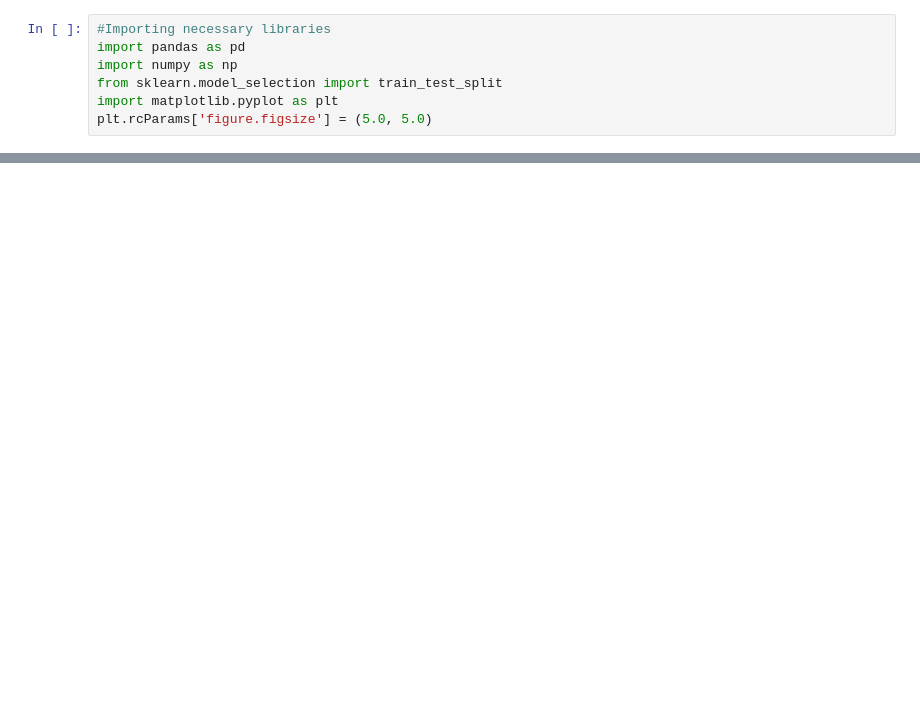
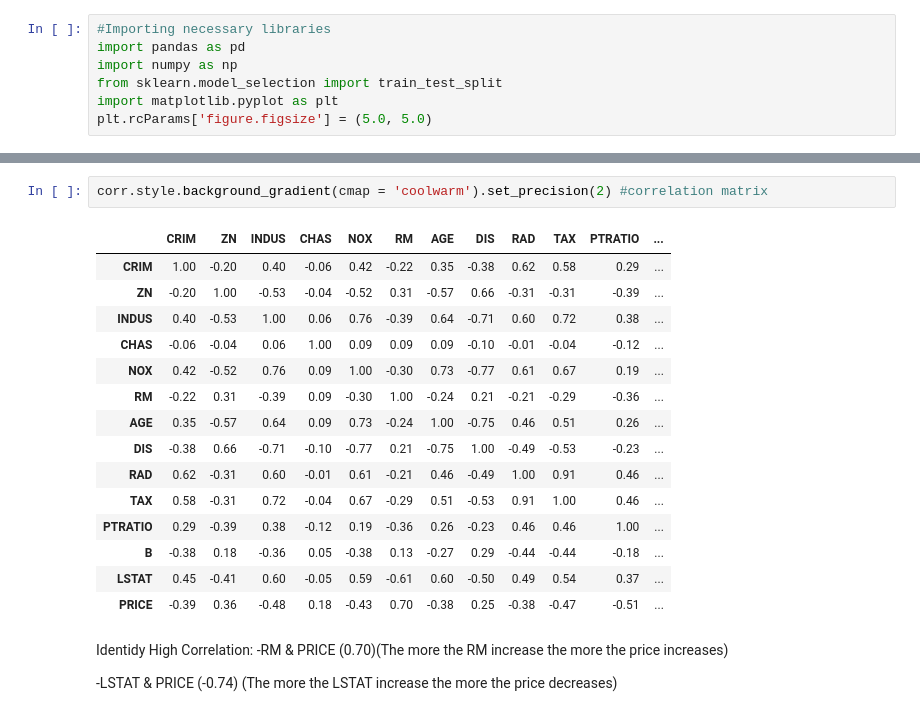
Before and after one commit to ejini6969/Optimization-Deep-Learning-ODL-, a Jupyter notebook: MLR_exercise_code(Lab_4).ipynb, the cells around one changed output, grey strips where cells are left out. Saved outputs shown, nothing was run; the diff lists cells and outputs as text; blank space fills up the shorter version.

```diff
--- a/MLR_exercise_code(Lab_4).ipynb
+++ b/MLR_exercise_code(Lab_4).ipynb
@@ -22,0 +52,23 @@ OSError: ignored
+# %%
+corr.style.background_gradient(cmap = 'coolwarm').set_precision(2) #correlation matrix
+# %% [output]
+|  | CRIM | ZN | INDUS | CHAS | NOX | RM | AGE | DIS | RAD | TAX | PTRATIO | ... |
+| CRIM | 1.00 | -0.20 | 0.40 | -0.06 | 0.42 | -0.22 | 0.35 | -0.38 | 0.62 | 0.58 | 0.29 | ... |
+| ZN | -0.20 | 1.00 | -0.53 | -0.04 | -0.52 | 0.31 | -0.57 | 0.66 | -0.31 | -0.31 | -0.39 | ... |
+| INDUS | 0.40 | -0.53 | 1.00 | 0.06 | 0.76 | -0.39 | 0.64 | -0.71 | 0.60 | 0.72 | 0.38 | ... |
+| CHAS | -0.06 | -0.04 | 0.06 | 1.00 | 0.09 | 0.09 | 0.09 | -0.10 | -0.01 | -0.04 | -0.12 | ... |
+| NOX | 0.42 | -0.52 | 0.76 | 0.09 | 1.00 | -0.30 | 0.73 | -0.77 | 0.61 | 0.67 | 0.19 | ... |
+| RM | -0.22 | 0.31 | -0.39 | 0.09 | -0.30 | 1.00 | -0.24 | 0.21 | -0.21 | -0.29 | -0.36 | ... |
+| AGE | 0.35 | -0.57 | 0.64 | 0.09 | 0.73 | -0.24 | 1.00 | -0.75 | 0.46 | 0.51 | 0.26 | ... |
+| DIS | -0.38 | 0.66 | -0.71 | -0.10 | -0.77 | 0.21 | -0.75 | 1.00 | -0.49 | -0.53 | -0.23 | ... |
+| RAD | 0.62 | -0.31 | 0.60 | -0.01 | 0.61 | -0.21 | 0.46 | -0.49 | 1.00 | 0.91 | 0.46 | ... |
+| TAX | 0.58 | -0.31 | 0.72 | -0.04 | 0.67 | -0.29 | 0.51 | -0.53 | 0.91 | 1.00 | 0.46 | ... |
+| PTRATIO | 0.29 | -0.39 | 0.38 | -0.12 | 0.19 | -0.36 | 0.26 | -0.23 | 0.46 | 0.46 | 1.00 | ... |
+| B | -0.38 | 0.18 | -0.36 | 0.05 | -0.38 | 0.13 | -0.27 | 0.29 | -0.44 | -0.44 | -0.18 | ... |
+| LSTAT | 0.45 | -0.41 | 0.60 | -0.05 | 0.59 | -0.61 | 0.60 | -0.50 | 0.49 | 0.54 | 0.37 | ... |
+| PRICE | -0.39 | 0.36 | -0.48 | 0.18 | -0.43 | 0.70 | -0.38 | 0.25 | -0.38 | -0.47 | -0.51 | ... |
+# %% [markdown]
+Identidy High Correlation:
+-RM & PRICE (0.70)(The more the RM increase the more the price increases)
+
+-LSTAT & PRICE (-0.74) (The more the LSTAT increase the more the price decreases)
```
Also changed, not shown: parts of 16 cells of this notebook.
